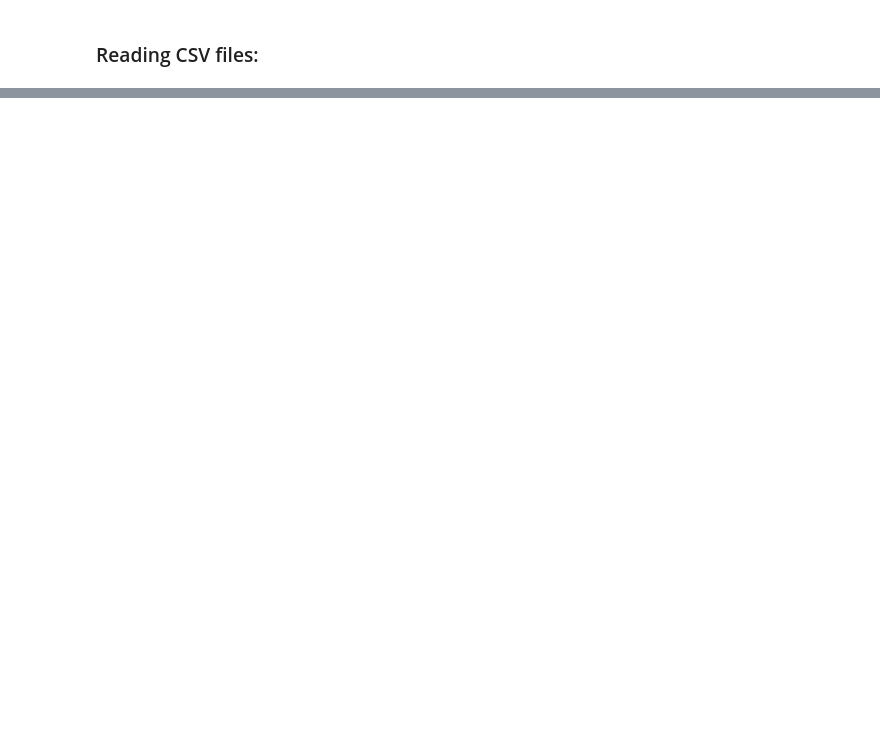
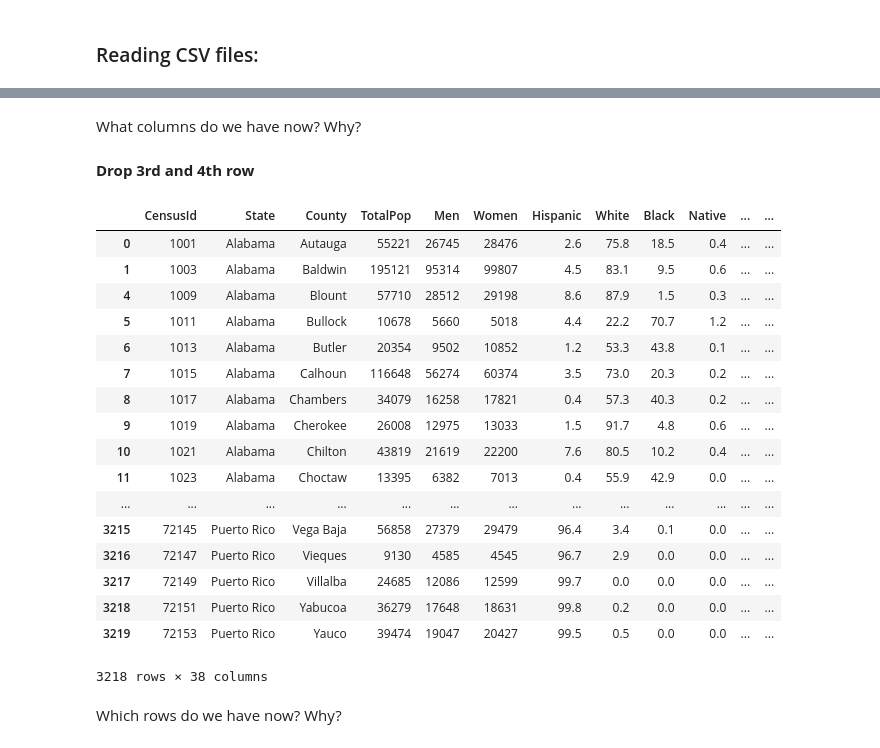
Before and after one commit to mesmalif/Predictive-Modelling-and-Data-Mining, a Jupyter notebook: W2_Data Preparation.ipynb, the cells around one changed output, grey strips where cells are left out. Drawn from its saved outputs; the diff is of its cells as text; code cells hidden in the pictures; blank space fills up the shorter version.

```diff
--- a/W2_Data Preparation.ipynb
+++ b/W2_Data Preparation.ipynb
@@ -19,2 +141,29 @@
+# %% [markdown]
+What columns do we have now? Why?
+# %% [markdown]
+**Drop 3rd and 4th row**
+# %%
+df.drop([2,3],axis=0)
+# %% [output]
+|  | CensusId | State | County | TotalPop | Men | Women | Hispanic | White | Black | Native | ... | ... |
+| 0 | 1001 | Alabama | Autauga | 55221 | 26745 | 28476 | 2.6 | 75.8 | 18.5 | 0.4 | ... | ... |
+| 1 | 1003 | Alabama | Baldwin | 195121 | 95314 | 99807 | 4.5 | 83.1 | 9.5 | 0.6 | ... | ... |
+| 4 | 1009 | Alabama | Blount | 57710 | 28512 | 29198 | 8.6 | 87.9 | 1.5 | 0.3 | ... | ... |
+| 5 | 1011 | Alabama | Bullock | 10678 | 5660 | 5018 | 4.4 | 22.2 | 70.7 | 1.2 | ... | ... |
+| 6 | 1013 | Alabama | Butler | 20354 | 9502 | 10852 | 1.2 | 53.3 | 43.8 | 0.1 | ... | ... |
+| 7 | 1015 | Alabama | Calhoun | 116648 | 56274 | 60374 | 3.5 | 73.0 | 20.3 | 0.2 | ... | ... |
+| 8 | 1017 | Alabama | Chambers | 34079 | 16258 | 17821 | 0.4 | 57.3 | 40.3 | 0.2 | ... | ... |
+| 9 | 1019 | Alabama | Cherokee | 26008 | 12975 | 13033 | 1.5 | 91.7 | 4.8 | 0.6 | ... | ... |
+| 10 | 1021 | Alabama | Chilton | 43819 | 21619 | 22200 | 7.6 | 80.5 | 10.2 | 0.4 | ... | ... |
+| 11 | 1023 | Alabama | Choctaw | 13395 | 6382 | 7013 | 0.4 | 55.9 | 42.9 | 0.0 | ... | ... |
+| ... | ... | ... | ... | ... | ... | ... | ... | ... | ... | ... | ... | ... |
+| 3215 | 72145 | Puerto Rico | Vega Baja | 56858 | 27379 | 29479 | 96.4 | 3.4 | 0.1 | 0.0 | ... | ... |
+| 3216 | 72147 | Puerto Rico | Vieques | 9130 | 4585 | 4545 | 96.7 | 2.9 | 0.0 | 0.0 | ... | ... |
+| 3217 | 72149 | Puerto Rico | Villalba | 24685 | 12086 | 12599 | 99.7 | 0.0 | 0.0 | 0.0 | ... | ... |
+| 3218 | 72151 | Puerto Rico | Yabucoa | 36279 | 17648 | 18631 | 99.8 | 0.2 | 0.0 | 0.0 | ... | ... |
+| 3219 | 72153 | Puerto Rico | Yauco | 39474 | 19047 | 20427 | 99.5 | 0.5 | 0.0 | 0.0 | ... | ... |
+3218 rows × 38 columns
+# %% [markdown]
+Which rows do we have now? Why?
 # %% [markdown]
 ## Data Visualization
```
Also changed, not shown: parts of 14 cells of this notebook, 2 other files.
